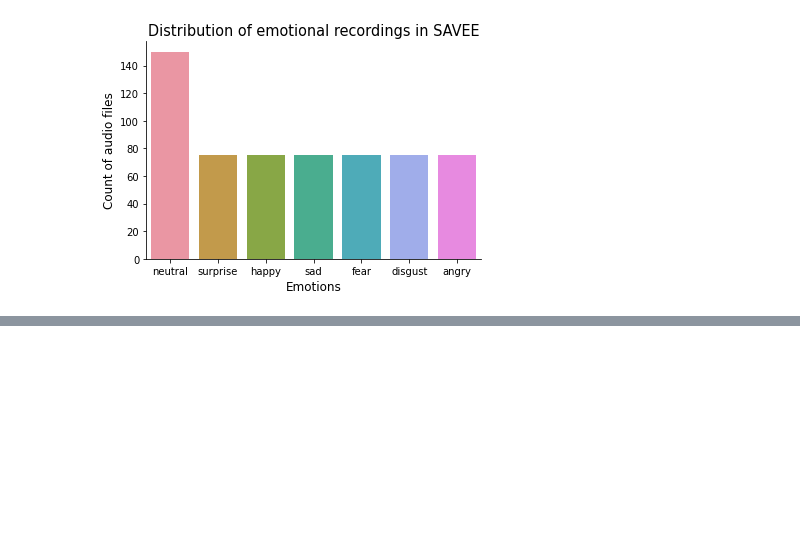
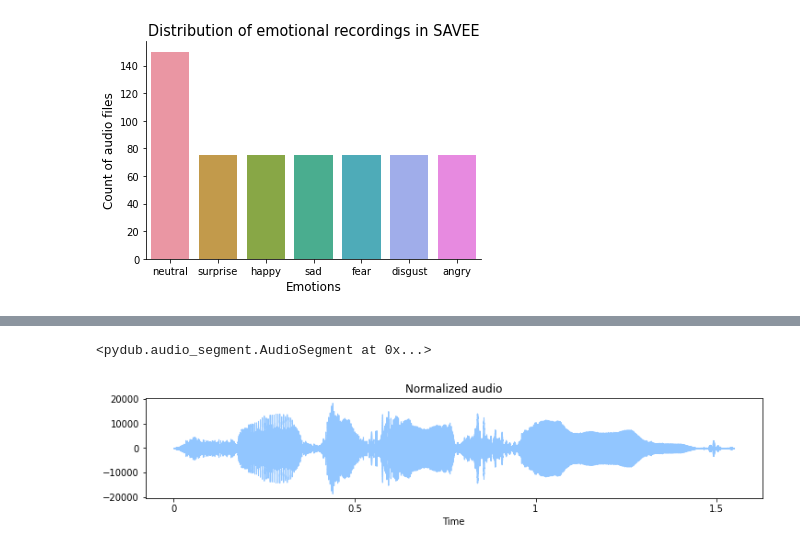
Before and after one commit to qianxi5/Audio-Emotion-Classification, a Jupyter notebook: audio-emotion.ipynb, the cells around one changed output, grey strips where cells are left out. Drawn from its saved outputs; the diff is of its cells as text; code cells hidden in the pictures; blank space fills up the shorter version.

```diff
--- a/audio-emotion.ipynb
+++ b/audio-emotion.ipynb
@@ -174,0 +246,14 @@ plt.show()
+# %%
+# 2. Normalize to +5.0 dBFS, Transform audio signals to an array.
+
+normalizedsound = effects.normalize(rawsound, headroom = 5.0)
+normal_x = np.array(normalizedsound.get_array_of_samples(), dtype = 'float32')
+
+plt.figure(figsize=(12,2))
+librosa.display.waveshow(normal_x, sr=sampling_rate)
+plt.title('Normalized audio')
+
+normalizedsound
+# %% [output]
+<pydub.audio_segment.AudioSegment at 0x...>
+[figure, added]
```
Also changed, not shown: parts of 20 cells of this notebook.
